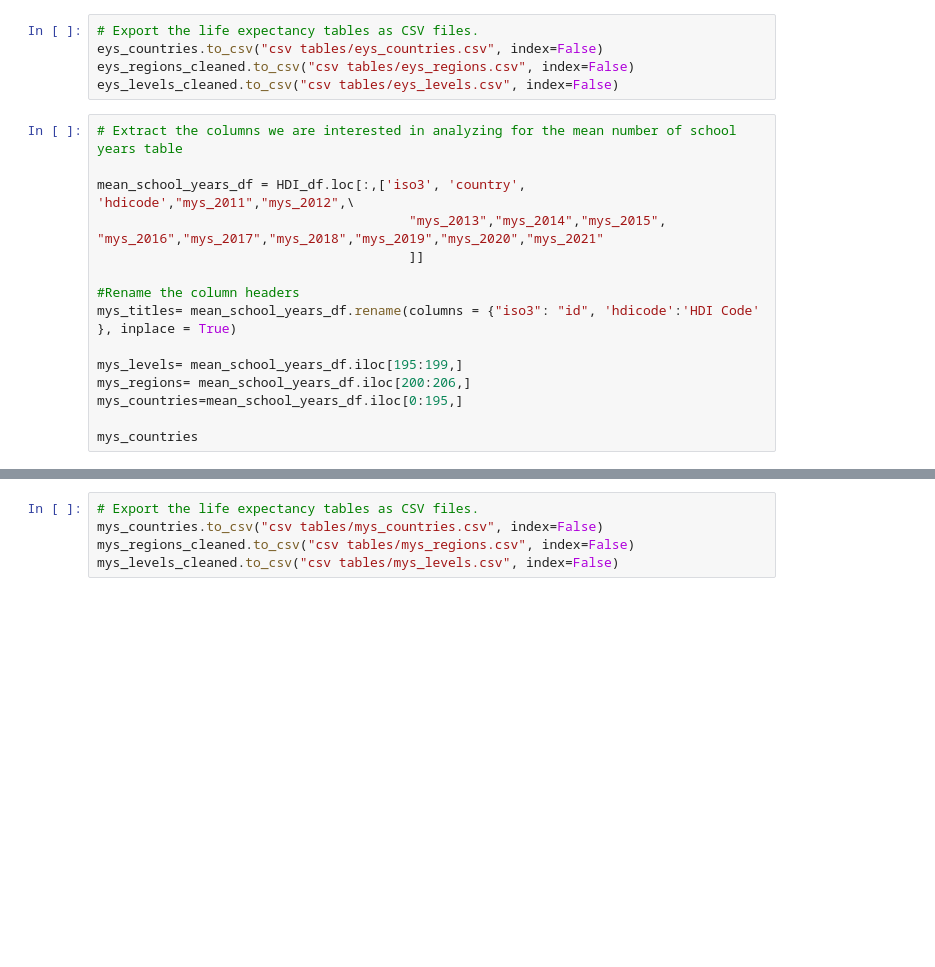
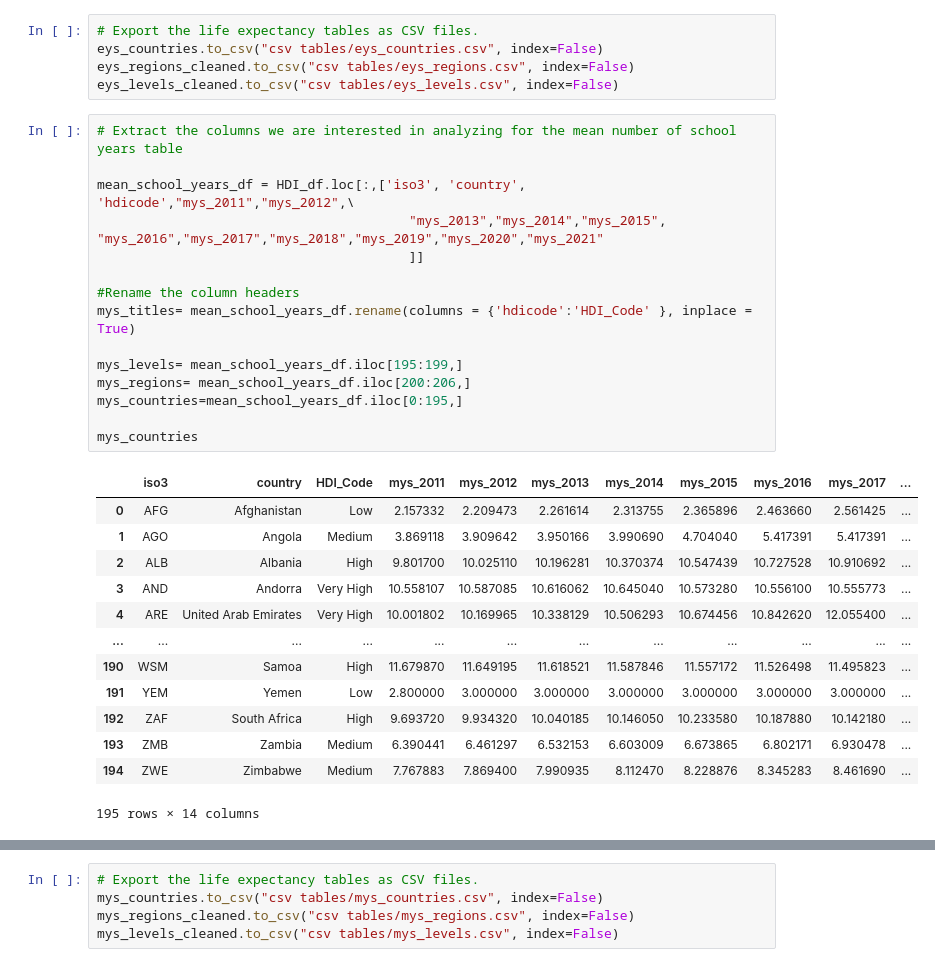
Before and after one commit to AbdullaMashaly/Human_Development_Index, a Jupyter notebook: HDI_cleaning_data.ipynb, the cells around one changed output, grey strips where cells are left out. Saved outputs shown, nothing was run; the diff lists cells and outputs as text; blank space fills up the shorter version.

```diff
--- a/HDI_cleaning_data.ipynb
+++ b/HDI_cleaning_data.ipynb
@@ -102,18 +173,32 @@ eys_levels_cleaned.to_csv("csv tables/eys_levels.csv", index=False)
 # %%
 # Extract the columns we are interested in analyzing for the mean number of school years table
 
 mean_school_years_df = HDI_df.loc[:,['iso3', 'country', 'hdicode',"mys_2011","mys_2012",\
                                         "mys_2013","mys_2014","mys_2015", "mys_2016","mys_2017","mys_2018","mys_2019","mys_2020","mys_2021"
                                         ]]
 
 #Rename the column headers
-mys_titles= mean_school_years_df.rename(columns = {"iso3": "id", 'hdicode':'HDI Code' }, inplace = True)
+mys_titles= mean_school_years_df.rename(columns = {'hdicode':'HDI_Code' }, inplace = True)
 
 mys_levels= mean_school_years_df.iloc[195:199,]
 mys_regions= mean_school_years_df.iloc[200:206,]
 mys_countries=mean_school_years_df.iloc[0:195,]
 
 mys_countries
+# %% [output]
+|  | iso3 | country | HDI_Code | mys_2011 | mys_2012 | mys_2013 | mys_2014 | mys_2015 | mys_2016 | mys_2017 | ... |
+| 0 | AFG | Afghanistan | Low | 2.157332 | 2.209473 | 2.261614 | 2.313755 | 2.365896 | 2.463660 | 2.561425 | ... |
+| 1 | AGO | Angola | Medium | 3.869118 | 3.909642 | 3.950166 | 3.990690 | 4.704040 | 5.417391 | 5.417391 | ... |
+| 2 | ALB | Albania | High | 9.801700 | 10.025110 | 10.196281 | 10.370374 | 10.547439 | 10.727528 | 10.910692 | ... |
+| 3 | AND | Andorra | Very High | 10.558107 | 10.587085 | 10.616062 | 10.645040 | 10.573280 | 10.556100 | 10.555773 | ... |
+| 4 | ARE | United Arab Emirates | Very High | 10.001802 | 10.169965 | 10.338129 | 10.506293 | 10.674456 | 10.842620 | 12.055400 | ... |
+| ... | ... | ... | ... | ... | ... | ... | ... | ... | ... | ... | ... |
+| 190 | WSM | Samoa | High | 11.679870 | 11.649195 | 11.618521 | 11.587846 | 11.557172 | 11.526498 | 11.495823 | ... |
+| 191 | YEM | Yemen | Low | 2.800000 | 3.000000 | 3.000000 | 3.000000 | 3.000000 | 3.000000 | 3.000000 | ... |
+| 192 | ZAF | South Africa | High | 9.693720 | 9.934320 | 10.040185 | 10.146050 | 10.233580 | 10.187880 | 10.142180 | ... |
+| 193 | ZMB | Zambia | Medium | 6.390441 | 6.461297 | 6.532153 | 6.603009 | 6.673865 | 6.802171 | 6.930478 | ... |
+| 194 | ZWE | Zimbabwe | Medium | 7.767883 | 7.869400 | 7.990935 | 8.112470 | 8.228876 | 8.345283 | 8.461690 | ... |
+195 rows × 14 columns
 # %%
 #Remove columns that aren't needed in the levels and regions dataframes
 
```
Also changed, not shown: parts of 36 cells of this notebook, 29 other files.
